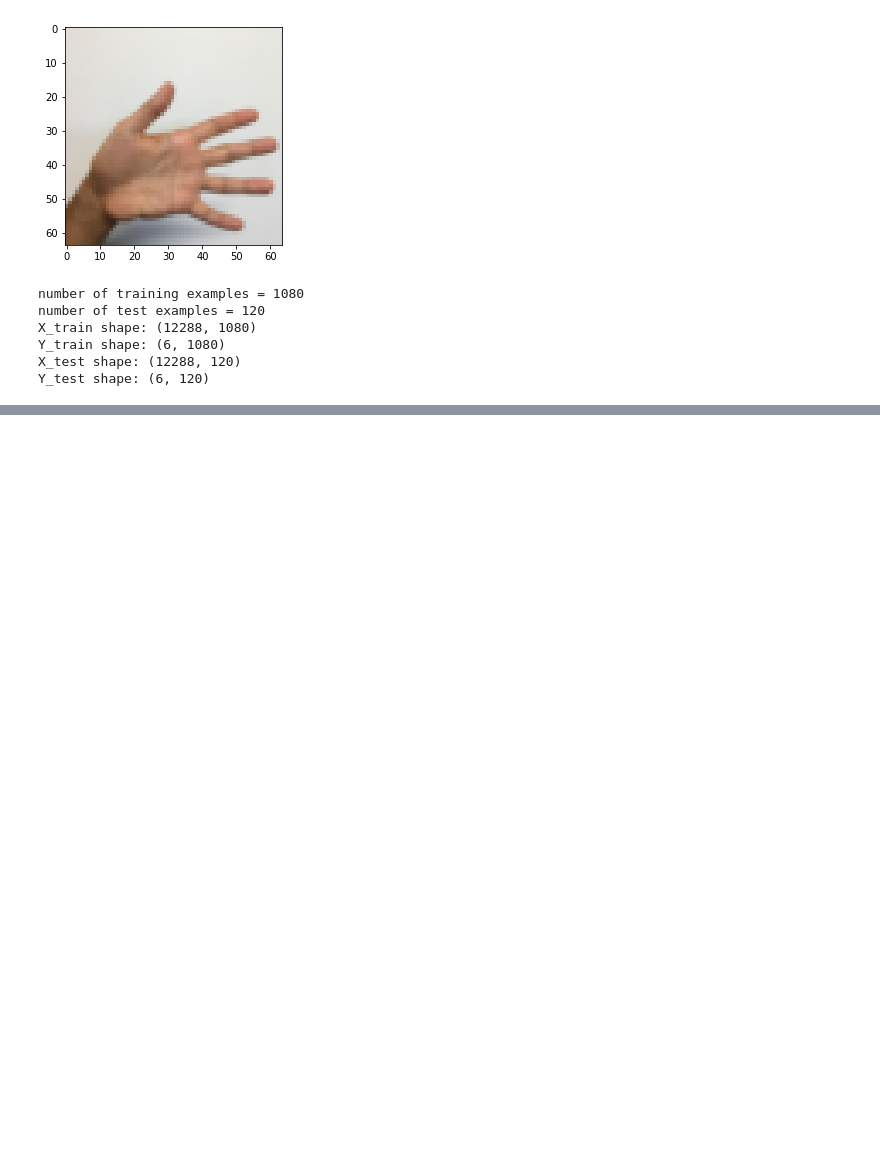
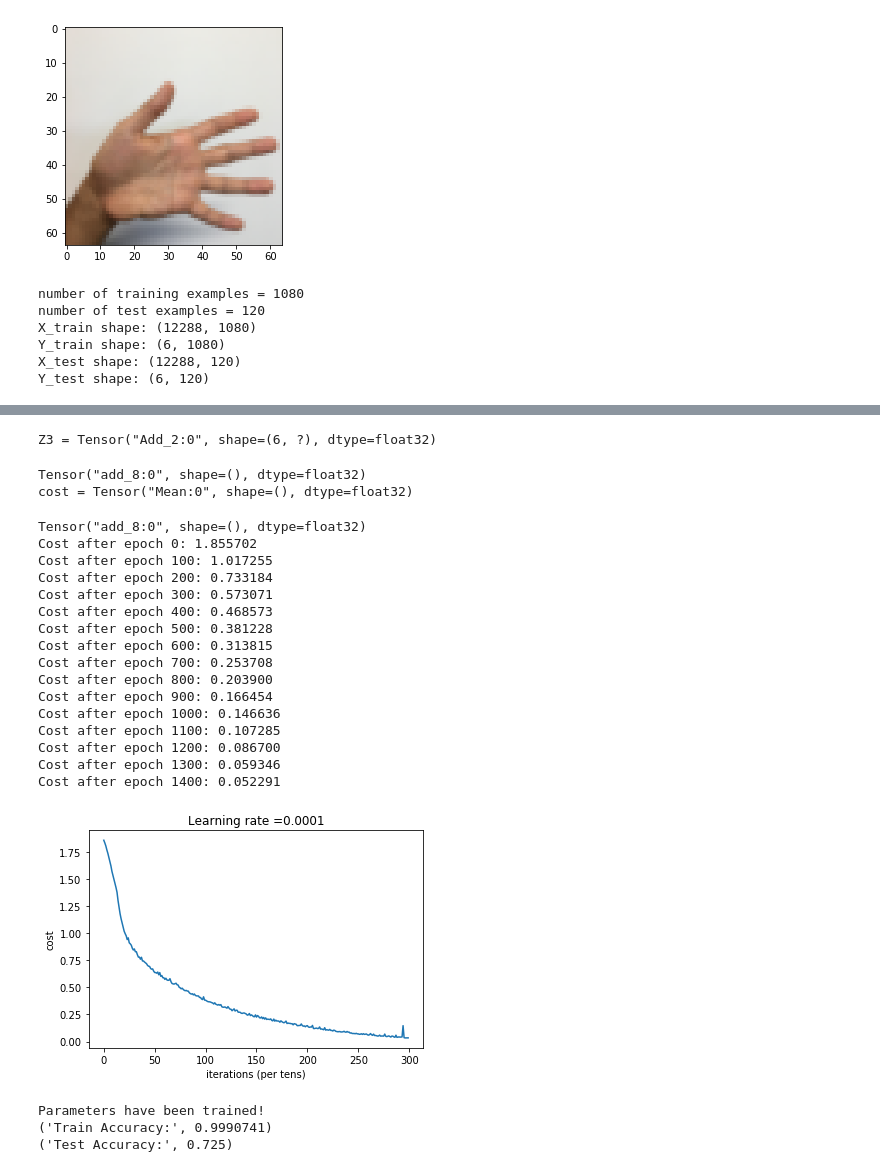
Before and after one commit to aribalam/deeplearning.ai-assignments, a Jupyter notebook: Improving Neural Networks/week3/TensorFlow_Tutorial.ipynb, the cells around one changed output, grey strips where cells are left out. Drawn from its saved outputs; the diff is of its cells as text; code cells hidden in the pictures; blank space fills up the shorter version.

```diff
--- a/Improving Neural Networks/week3/TensorFlow_Tutorial.ipynb
+++ b/Improving Neural Networks/week3/TensorFlow_Tutorial.ipynb
@@ -173,0 +277,4 @@ def placeholders(n_x, n_y):
+# %%
+X, Y = create_placeholders(12288, 6)
+print ("X = " + str(X))
+print ("Y = " + str(Y))
@@ -173,0 +362,52 @@ def placeholders(n_x, n_y):
+# %%
+tf.reset_default_graph()
+
+with tf.Session() as sess:
+    X, Y = create_placeholders(12288, 6)
+    parameters = initialize_parameters()
+    Z3 = forward_propagation(X, parameters)
+    print("Z3 = " + str(Z3))
+# %% [output]
+Z3 = Tensor("Add_2:0", shape=(6, ?), dtype=float32)
+# %%
+def compute_cost(Z3, Y, parameters=None, regularization=False, lambd=0):
+    """
+    Computes the cost
+
+    Arguments:
+    Z3 -- output of forward propagation (output of the last LINEAR unit), of shape (6, number of examples)
+    Y -- "true" labels vector placeholder, same shape as Z3
+
+    Returns:
+    cost - Tensor of the cost function
+    """
+
+    # to fit the tensorflow requirement for tf.nn.softmax_cross_entropy_with_logits(...,...)
+    logits = tf.transpose(Z3)
+    labels = tf.transpose(Y)
+
+    # Add Regularization to the cost
+    regularizer = tf.Variable(initial_value=0, dtype=tf.float32)
+    for _, weight in parameters.items():
+        regularizer = regularizer + tf.nn.l2_loss(weight)
+
+    ### START CODE HERE ### (1 line of code)
+    cost = tf.reduce_mean(tf.nn.softmax_cross_entropy_with_logits(logits=logits, labels=labels)
+                          + lambd * regularizer)
+    ### END CODE HERE ###
+
+    print(regularizer)
+
+    return cost
+# %%
+tf.reset_default_graph()
+
+with tf.Session() as sess:
+    X, Y = create_placeholders(12288, 6)
+    parameters = initialize_parameters()
+    Z3 = forward_propagation(X, parameters)
+    cost = compute_cost(Z3, Y, parameters=parameters, regularization=True)
+    print("cost = " + str(cost))
+# %% [output]
+Tensor("add_8:0", shape=(), dtype=float32)
+cost = Tensor("Mean:0", shape=(), dtype=float32)
@@ -173,0 +523,23 @@ def placeholders(n_x, n_y):
+# %%
+parameters = model(X_train, Y_train, X_test, Y_test)
+# %% [output]
+Tensor("add_8:0", shape=(), dtype=float32)
+Cost after epoch 0: 1.855702
+Cost after epoch 100: 1.017255
+Cost after epoch 200: 0.733184
+Cost after epoch 300: 0.573071
+Cost after epoch 400: 0.468573
+Cost after epoch 500: 0.381228
+Cost after epoch 600: 0.313815
+Cost after epoch 700: 0.253708
+Cost after epoch 800: 0.203900
+Cost after epoch 900: 0.166454
+Cost after epoch 1000: 0.146636
+Cost after epoch 1100: 0.107285
+Cost after epoch 1200: 0.086700
+Cost after epoch 1300: 0.059346
+Cost after epoch 1400: 0.052291
+[figure, added]
+Parameters have been trained!
+('Train Accuracy:', 0.9990741)
+('Test Accuracy:', 0.725)
```
Also changed, not shown: parts of 20 cells of this notebook.
